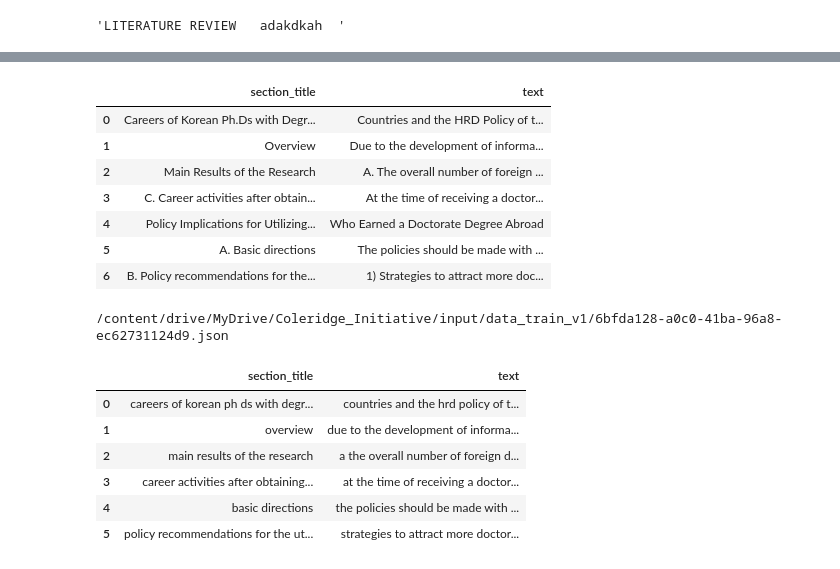
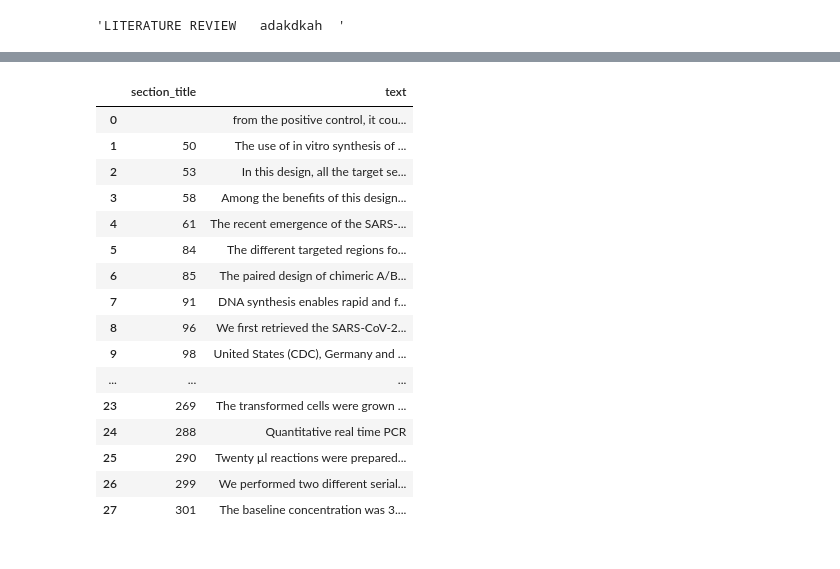
Before and after one commit to beifa/Coleridge_Initiative, a Jupyter notebook: notebook/preprocessing_data.ipynb, the cells around one changed output, grey strips where cells are left out. Cells and saved outputs as stored; diff of their text form; code cells hidden in the pictures.

```diff
--- a/notebook/preprocessing_data.ipynb
+++ b/notebook/preprocessing_data.ipynb
@@ -364,0 +350,6 @@ cld
+# %%
+PATH = '/content/drive/MyDrive/Coleridge_Initiative/input'
+PATH_SAVE = '/content/drive/MyDrive/Coleridge_Initiative/input/handles_fix'
+
+handles_fix = list(i.name for i in Path(PATH_SAVE).glob('*.*'))
+fixed_list_id = pd.read_csv('/content/drive/MyDrive/Coleridge_Initiative/input/fixed_list_id.csv')
@@ -365,26 +404,21 @@ cld
 # %%
-df7 = pd.read_json(Path(PATH) /'train' / f)
-df7
+a = pd.read_json(Path(PATH) /'train'/ 'dd7b04c0-7edc-4e0d-ae07-2e1898e39d81.json')
+a
 # %% [output]
 |  | section_title | text |
-| 0 | Careers of Korean Ph.Ds with Degr... | Countries and the HRD Policy of t... |
-| 1 | Overview | Due to the development of informa... |
-| 2 | Main Results of the Research | A. The overall number of foreign ... |
-| 3 | C. Career activities after obtain... | At the time of receiving a doctor... |
-| 4 | Policy Implications for Utilizing... | Who Earned a Doctorate Degree Abroad |
-| 5 | A. Basic directions | The policies should be made with ... |
-| 6 | B. Policy recommendations for the... | 1) Strategies to attract more doc... |
+| 0 |  | from the positive control, it cou... |
+| 1 | 50 | The use of in vitro synthesis of ... |
+| 2 | 53 | In this design, all the target se... |
+| 3 | 58 | Among the benefits of this design... |
+| 4 | 61 | The recent emergence of the SARS-... |
+| 5 | 84 | The different targeted regions fo... |
+| 6 | 85 | The paired design of chimeric A/B... |
+| 7 | 91 | DNA synthesis enables rapid and f... |
+| 8 | 96 | We first retrieved the SARS-CoV-2... |
+| 9 | 98 | United States (CDC), Germany and ... |
+| ... | ... | ... |
+| 23 | 269 | The transformed cells were grown ... |
+| 24 | 288 | Quantitative real time PCR |
+| 25 | 290 | Twenty µl reactions were prepared... |
+| 26 | 299 | We performed two different serial... |
+| 27 | 301 | The baseline concentration was 3.... |
-# %%
-clear_data(f)
-f = Path(PATH) /'data_train_v1'/ f.name
-print(f)
-pd.read_json(f)
-# %% [output]
-/content/drive/MyDrive/Coleridge_Initiative/input/data_train_v1/6bfda128-a0c0-41ba-96a8-ec62731124d9.json
-|  | section_title | text |
-| 0 | careers of korean ph ds with degr... | countries and the hrd policy of t... |
-| 1 | overview | due to the development of informa... |
-| 2 | main results of the research | a the overall number of foreign d... |
-| 3 | career activities after obtaining... | at the time of receiving a doctor... |
-| 4 | basic directions | the policies should be made with ... |
-| 5 | policy recommendations for the ut... | strategies to attract more doctor... |
```
Also changed, not shown: parts of 15 cells of this notebook.
